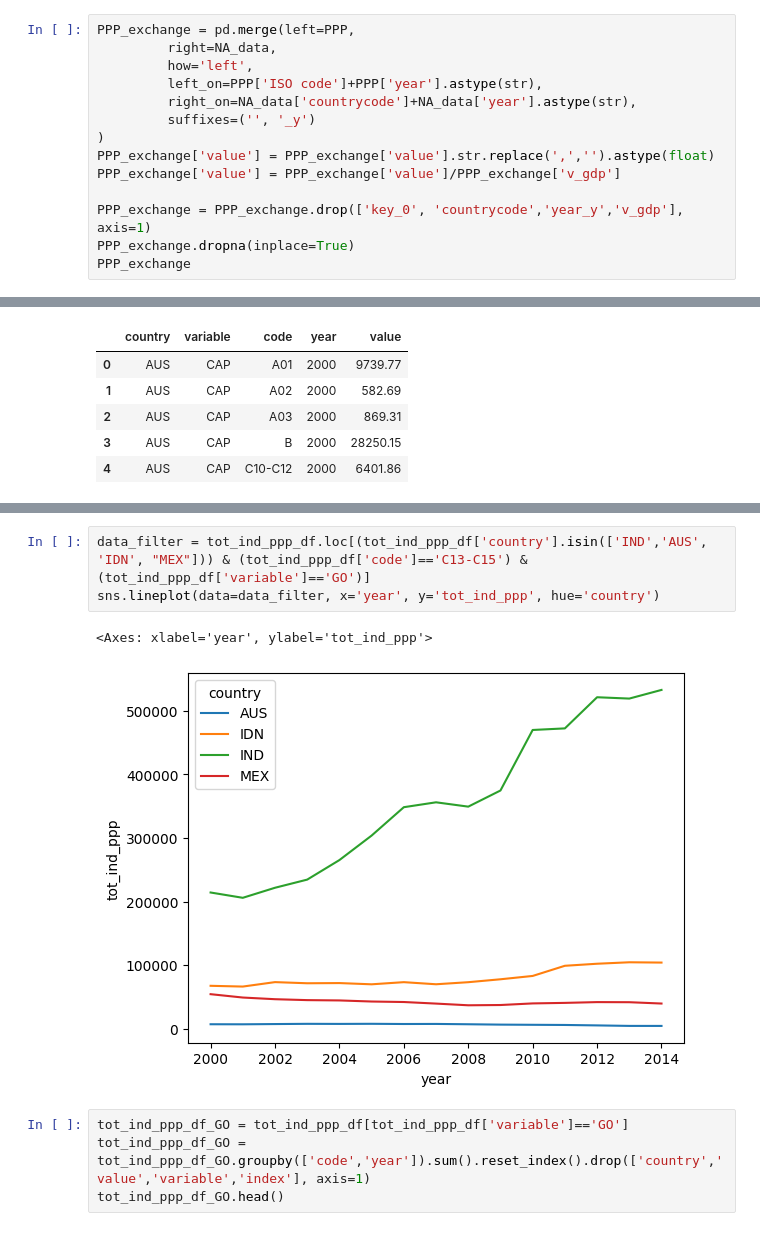
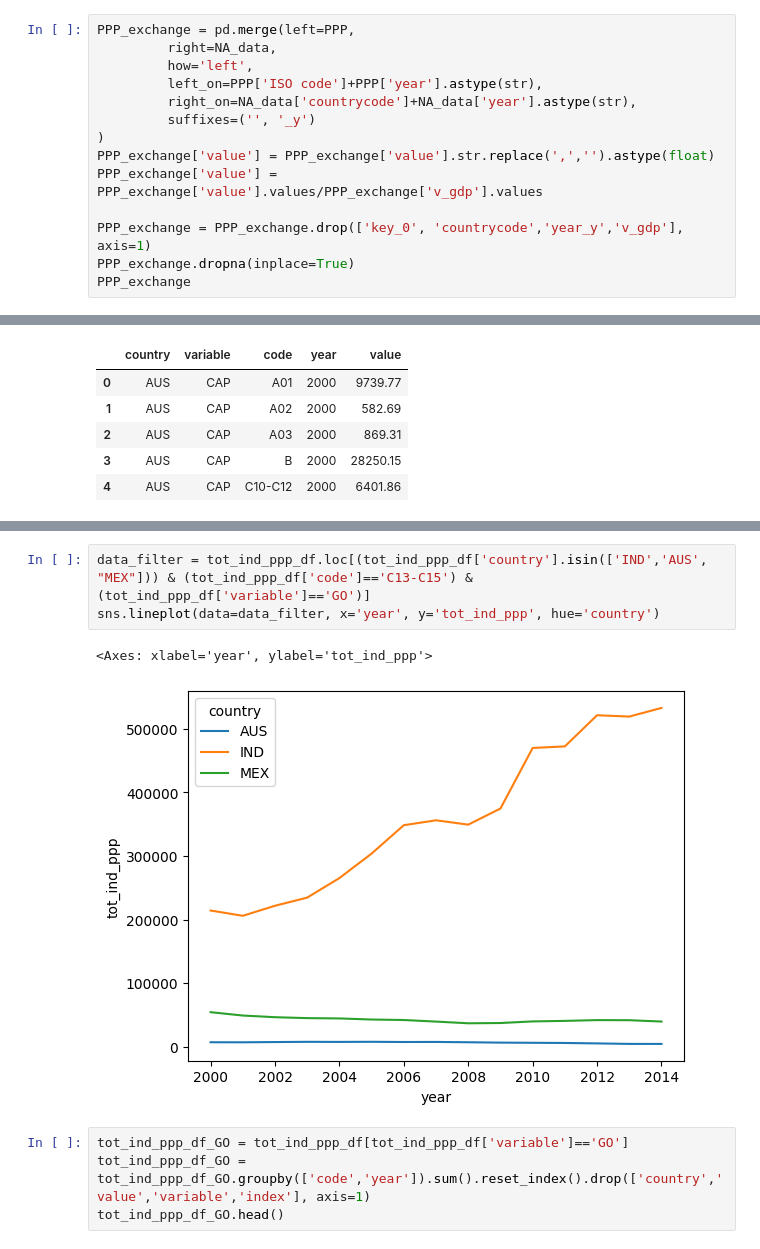
Before and after one commit to kavyajeetbora/ETL_wages, a Jupyter notebook: WIOD.ipynb, the cells around one changed output, grey strips where cells are left out. Drawn from its saved outputs; the diff is of its cells as text.

```diff
--- a/WIOD.ipynb
+++ b/WIOD.ipynb
@@ -197,7 +197,7 @@ PPP_exchange = pd.merge(left=PPP,
          suffixes=('', '_y')
 )
 PPP_exchange['value'] = PPP_exchange['value'].str.replace(',','').astype(float)
-PPP_exchange['value'] = PPP_exchange['value']/PPP_exchange['v_gdp']
+PPP_exchange['value'] = PPP_exchange['value'].values/PPP_exchange['v_gdp'].values
 
 PPP_exchange = PPP_exchange.drop(['key_0', 'countrycode','year_y','v_gdp'], axis=1)
 PPP_exchange.dropna(inplace=True)
@@ -264,11 +264,11 @@ Wall time: 2.41 s
 | 3 | 3 | AUS | CAP | B | 2000 | 28250.15 | 29833.565426 |
 | 4 | 4 | AUS | CAP | C10-C12 | 2000 | 6401.86 | 6760.683011 |
 # %%
-data_filter = tot_ind_ppp_df.loc[(tot_ind_ppp_df['country'].isin(['IND','AUS', 'IDN', "MEX"])) & (tot_ind_ppp_df['code']=='C13-C15') & (tot_ind_ppp_df['variable']=='GO')]
+data_filter = tot_ind_ppp_df.loc[(tot_ind_ppp_df['country'].isin(['IND','AUS', "MEX"])) & (tot_ind_ppp_df['code']=='C13-C15') & (tot_ind_ppp_df['variable']=='GO')]
 sns.lineplot(data=data_filter, x='year', y='tot_ind_ppp', hue='country')
 # %% [output]
 <Axes: xlabel='year', ylabel='tot_ind_ppp'>
-[figure, old version]
+[figure, new version]
 # %%
 tot_ind_ppp_df_GO = tot_ind_ppp_df[tot_ind_ppp_df['variable']=='GO']
 tot_ind_ppp_df_GO = tot_ind_ppp_df_GO.groupby(['code','year']).sum().reset_index().drop(['country','value','variable','index'], axis=1)
```
Also changed, not shown: parts of 22 cells of this notebook.
